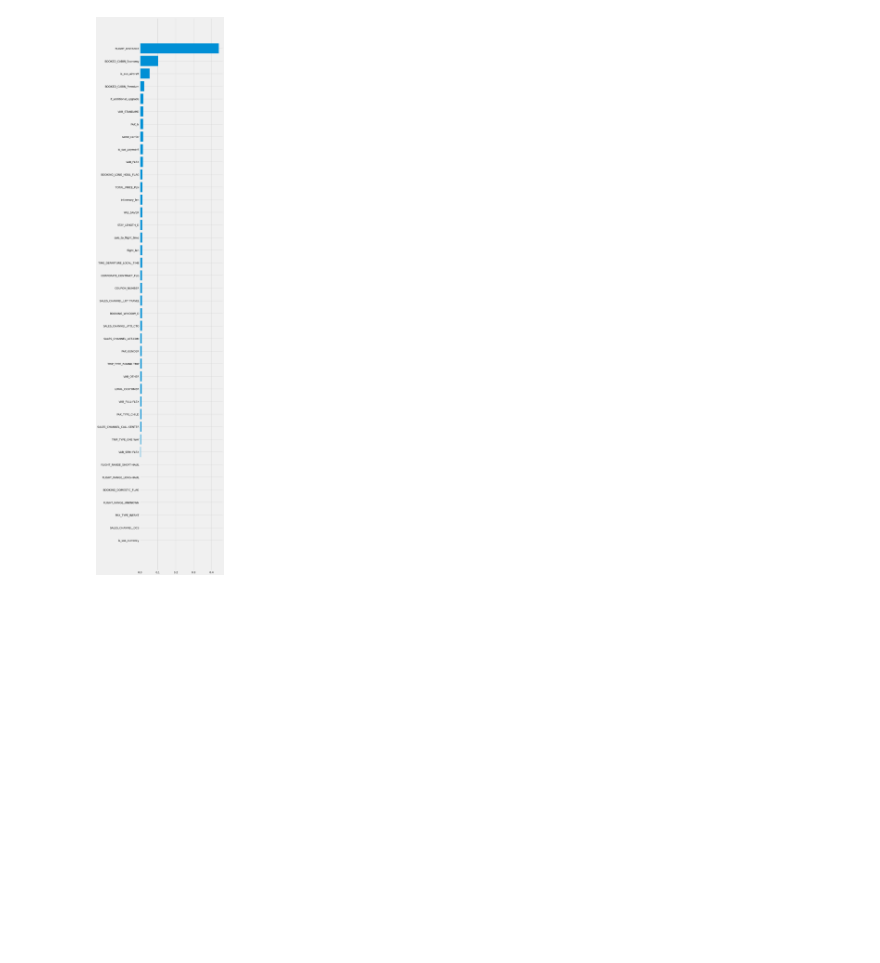
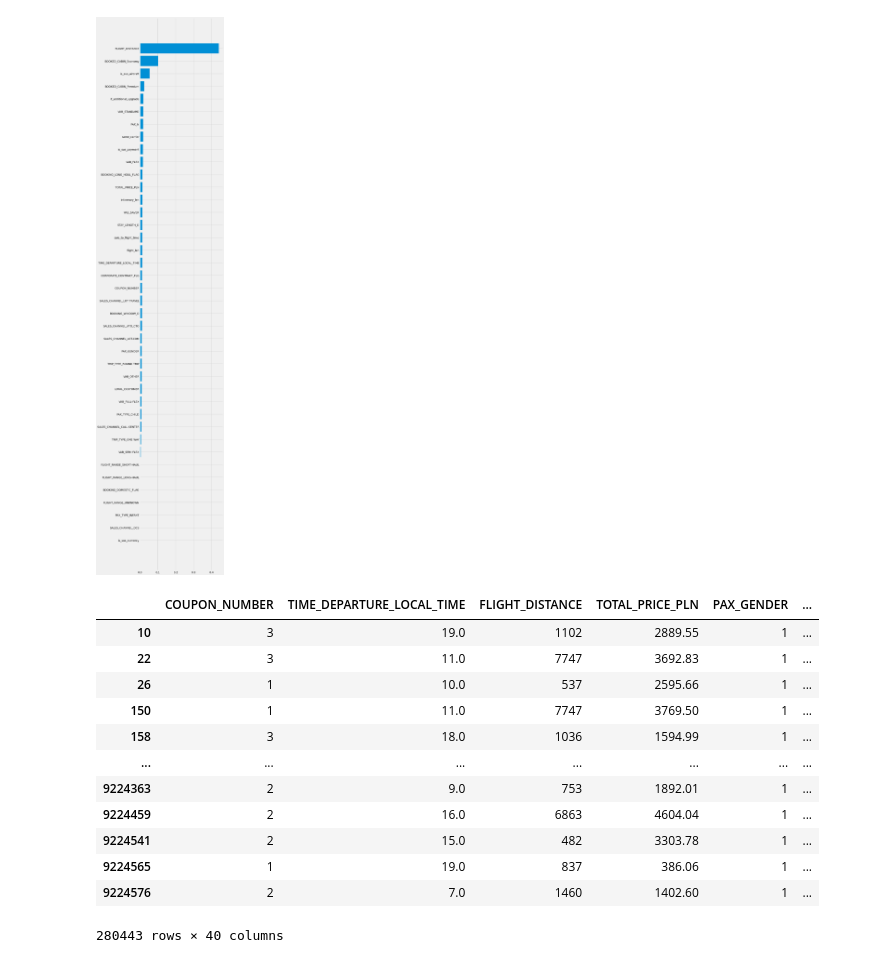
Before and after one commit to kuba1302/ticket-upgrade-prediction, a Jupyter notebook: eda.ipynb, the cells around one changed output. Cells and saved outputs as stored; diff of their text form; code cells hidden in the pictures; blank space fills up the shorter version.

```diff
--- a/eda.ipynb
+++ b/eda.ipynb
@@ -452,3 +333,19 @@ plt.barh(X_train.columns[sorted_idx], xgb_model.feature_importances_[sorted_idx]
 # %% [output]
 <BarContainer object of 40 artists>
 [figure]
+# %%
+X[X['BOOKED_CABIN_Premium'] == 1]
+# %% [output]
+|  | COUPON_NUMBER | TIME_DEPARTURE_LOCAL_TIME | FLIGHT_DISTANCE | TOTAL_PRICE_PLN | PAX_GENDER | ... |
+| 10 | 3 | 19.0 | 1102 | 2889.55 | 1 | ... |
+| 22 | 3 | 11.0 | 7747 | 3692.83 | 1 | ... |
+| 26 | 1 | 10.0 | 537 | 2595.66 | 1 | ... |
+| 150 | 1 | 11.0 | 7747 | 3769.50 | 1 | ... |
+| 158 | 3 | 18.0 | 1036 | 1594.99 | 1 | ... |
+| ... | ... | ... | ... | ... | ... | ... |
+| 9224363 | 2 | 9.0 | 753 | 1892.01 | 1 | ... |
+| 9224459 | 2 | 16.0 | 6863 | 4604.04 | 1 | ... |
+| 9224541 | 2 | 15.0 | 482 | 3303.78 | 1 | ... |
+| 9224565 | 1 | 19.0 | 837 | 386.06 | 1 | ... |
+| 9224576 | 2 | 7.0 | 1460 | 1402.60 | 1 | ... |
+280443 rows × 40 columns
```
Also changed, not shown: parts of 29 cells of this notebook, 2 other files.
